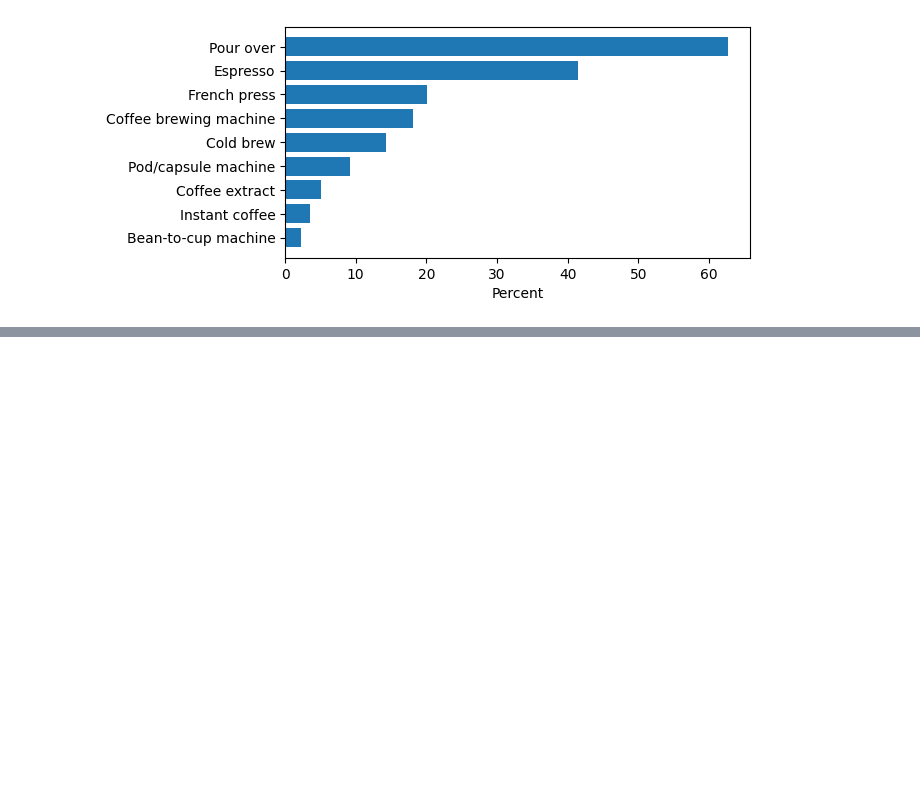
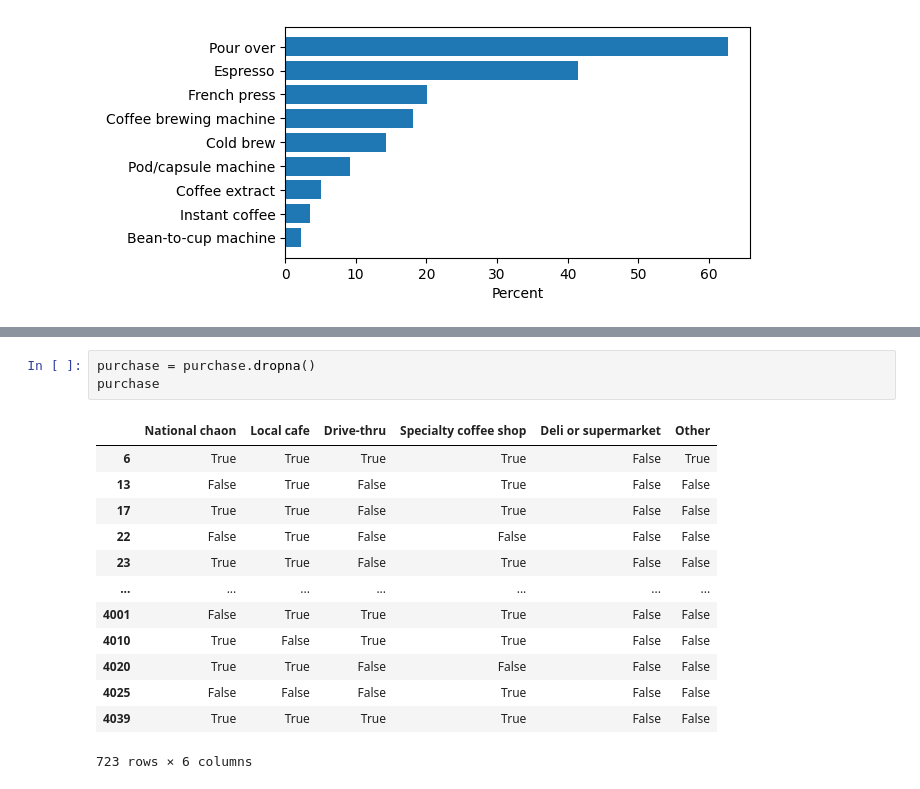
Before and after one commit to BhavikBuchke/Cisco-Data-science-program, a Jupyter notebook: Data cleaning/Coffee survey project/A plant based coffee shop.ipynb, the cells around one changed output, grey strips where cells are left out. Cells and saved outputs as stored; diff of their text form; blank space fills up the shorter version.

```diff
--- a/Data cleaning/Coffee survey project/A plant based coffee shop.ipynb
+++ b/Data cleaning/Coffee survey project/A plant based coffee shop.ipynb
@@ -594,0 +653,17 @@ Text(0.5, 0, 'Percent')
+# %%
+purchase = purchase.dropna()
+purchase
+# %% [output]
+|  | National chaon | Local cafe | Drive-thru | Specialty coffee shop | Deli or supermarket | Other |
+| 6 | True | True | True | True | False | True |
+| 13 | False | True | False | True | False | False |
+| 17 | True | True | False | True | False | False |
+| 22 | False | True | False | False | False | False |
+| 23 | True | True | False | True | False | False |
+| ... | ... | ... | ... | ... | ... | ... |
+| 4001 | False | True | True | True | False | False |
+| 4010 | True | False | True | True | False | False |
+| 4020 | True | True | False | False | False | False |
+| 4025 | False | False | False | True | False | False |
+| 4039 | True | True | True | True | False | False |
+723 rows × 6 columns
```
Also changed, not shown: parts of 10 cells of this notebook.
